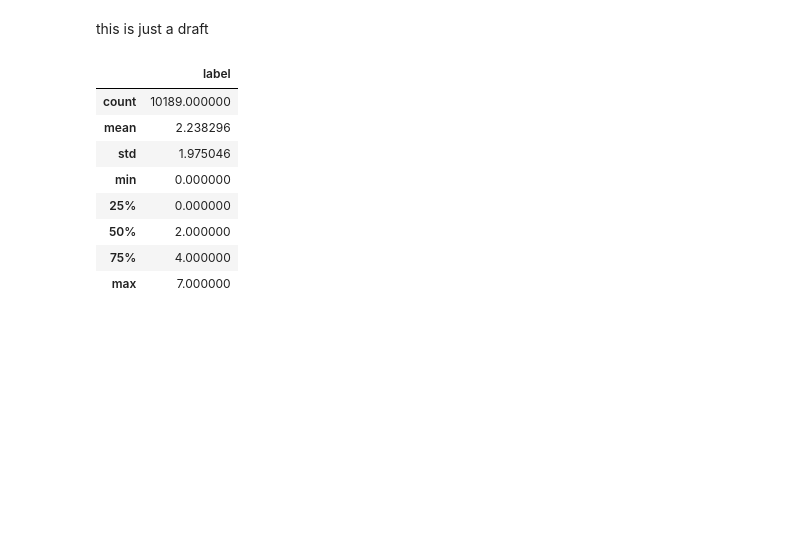
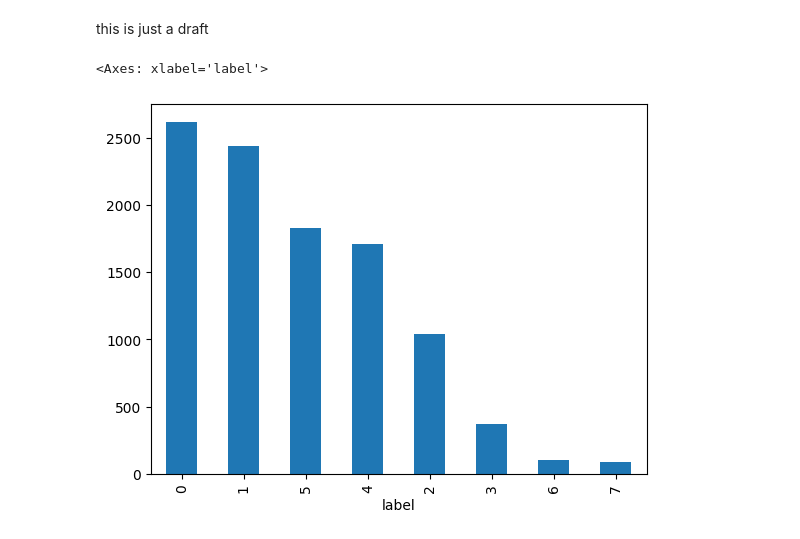
Before and after one commit to abdsaber000/Math-Problems-Topic-Classification, a Jupyter notebook: main.ipynb, the cells around one changed output. Saved outputs shown, nothing was run; the diff lists cells and outputs as text; code cells hidden in the pictures; blank space fills up the shorter version.

```diff
--- a/main.ipynb
+++ b/main.ipynb
@@ -9,14 +12,7 @@ from sklearn.metrics import f1_score
 # %%
 df = pd.read_csv('train.csv')
 
-df.describe()
+df.label.value_counts().plot.bar()
 # %% [output]
-|  | label |
-| count | 10189.000000 |
-| mean | 2.238296 |
-| std | 1.975046 |
-| min | 0.000000 |
-| 25% | 0.000000 |
-| 50% | 2.000000 |
-| 75% | 4.000000 |
-| max | 7.000000 |
+<Axes: xlabel='label'>
+[figure, added]
```
Also changed, not shown: parts of 8 cells of this notebook, 2 other files.
